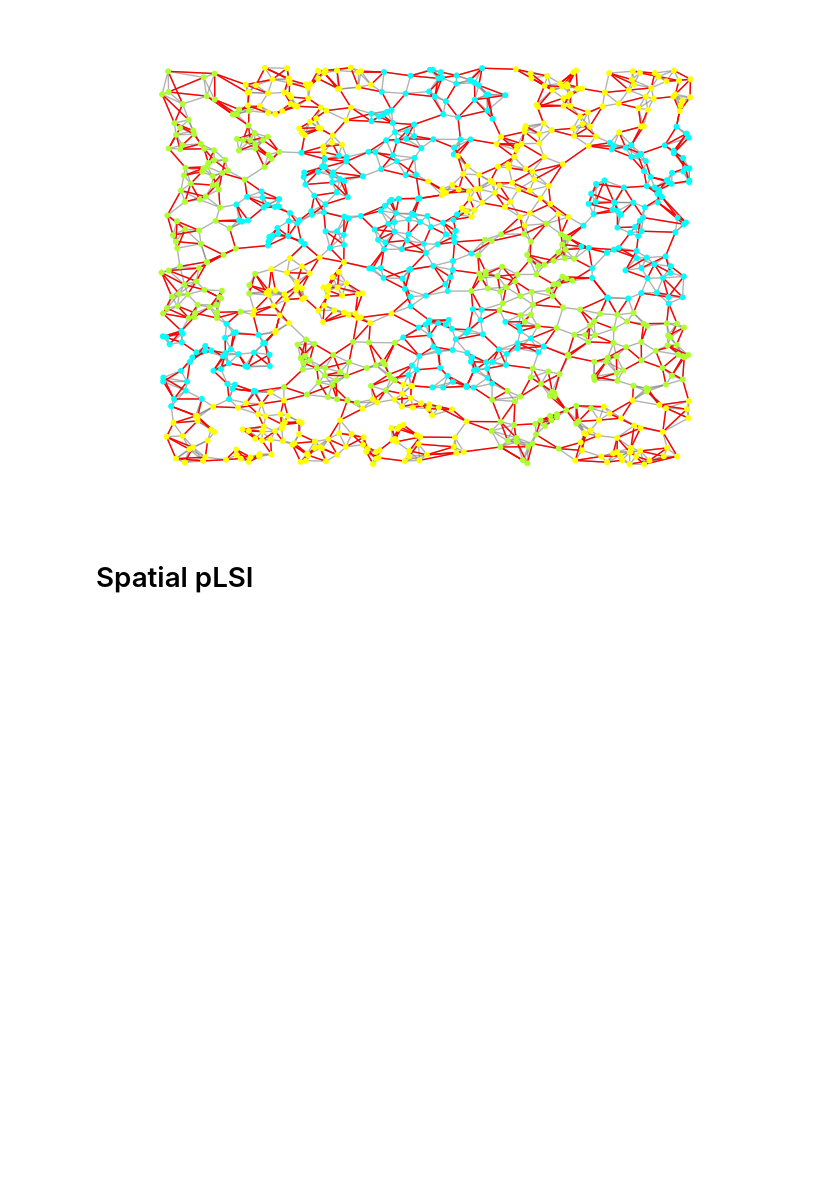
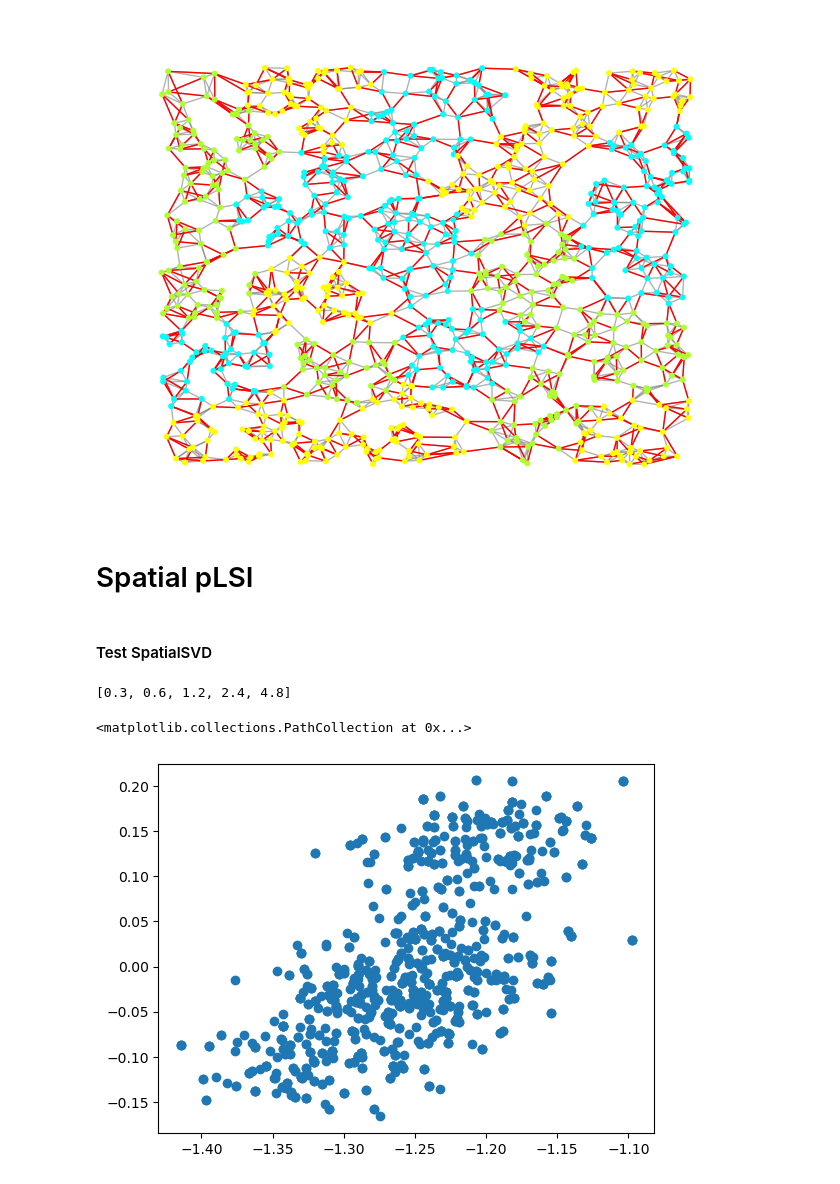
Before and after one commit to kelseyj3411/SpLSI, a Jupyter notebook: example.ipynb, the cells around one changed output. Drawn from its saved outputs; the diff is of its cells as text; code cells hidden in the pictures; blank space fills up the shorter version.

```diff
--- a/example.ipynb
+++ b/example.ipynb
@@ -66,0 +71,14 @@ U, lambd = run_iter_cvx(X, L, V, weights, folds, lambds, n, K, eps=1e-03)
+# %% [markdown]
+#### Test SpatialSVD
+# %%
+X = D.T
+U, L, V = trunc_svd(X, K)
+lambds = (0.3*np.power(2, np.arange(5))).tolist()
+lambds
+# %% [output]
+[0.3, 0.6, 1.2, 2.4, 4.8]
+# %%
+plt.scatter(XVL[:,0],XVL[:,1])
+# %% [output]
+<matplotlib.collections.PathCollection at 0x...>
+[figure, added]
```
Also changed, not shown: parts of 7 cells of this notebook, 4 other files.
